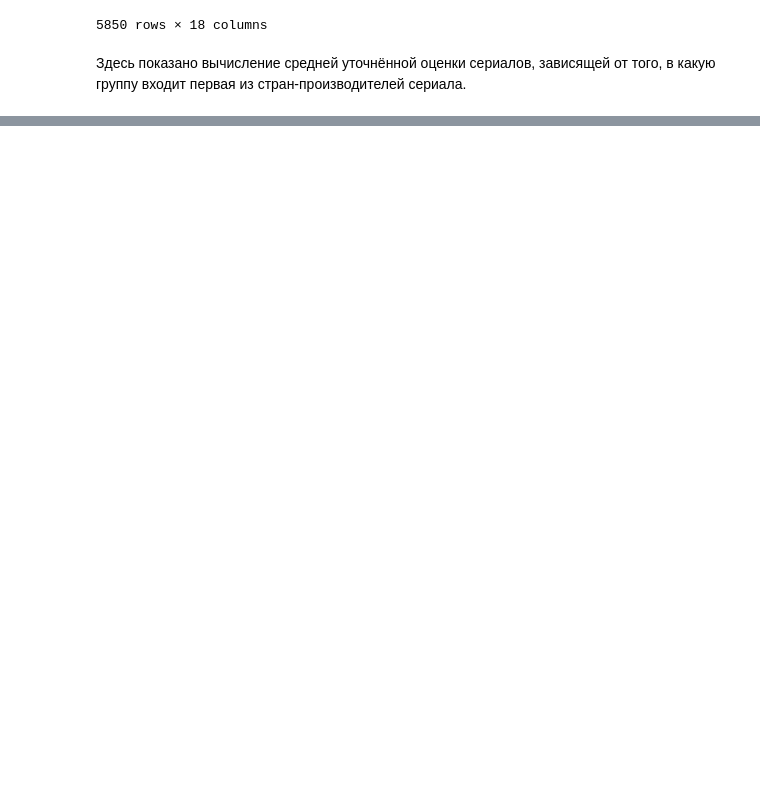
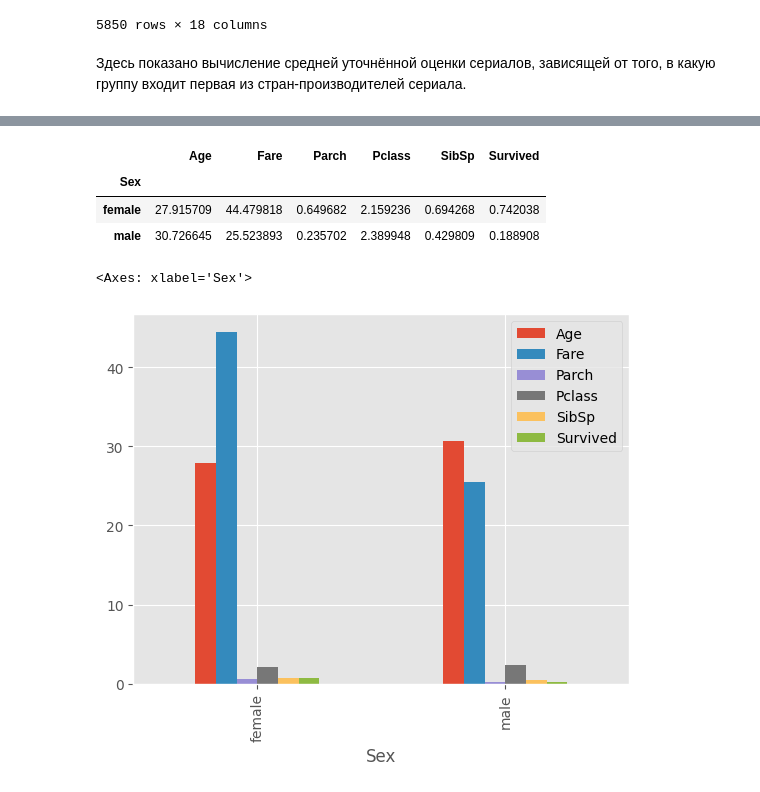
Before and after one commit to 1mmo/data-analysis-handbook, a Jupyter notebook: handbook/Working with data/Pandas.ipynb, the cells around one changed output, grey strips where cells are left out. Saved outputs shown, nothing was run; the diff lists cells and outputs as text; code cells hidden in the pictures; blank space fills up the shorter version.

Commit message:
add pivot_table section and titanic dataset

```diff
--- a/handbook/Working with data/Pandas.ipynb
+++ b/handbook/Working with data/Pandas.ipynb
@@ -1849,0 +1851,9 @@ def get_adjusted_score(df_):
+# %%
+import pandas as pd
+import numpy as np
+import matplotlib.pyplot as plt
+
+plt.style.use('ggplot')
+# %%
+df = pd.read_csv('data/titanic/train.csv')
+df.head()
@@ -1849,0 +1867,15 @@ def get_adjusted_score(df_):
+# %%
+df_numeric = df.drop(['PassengerId', 'Ticket', 'Name', 'Cabin', 'Embarked'], axis=1)
+# %%
+grouped = pd.pivot_table(data=df_numeric, index=['Sex'])
+grouped
+# %% [output]
+|  | Age | Fare | Parch | Pclass | SibSp | Survived |
+| Sex |  |  |  |  |  |  |
+| female | 27.915709 | 44.479818 | 0.649682 | 2.159236 | 0.694268 | 0.742038 |
+| male | 30.726645 | 25.523893 | 0.235702 | 2.389948 | 0.429809 | 0.188908 |
+# %%
+grouped.plot(kind='bar')
+# %% [output]
+<Axes: xlabel='Sex'>
+[figure, added]
```
Also changed, not shown: parts of 8 cells of this notebook, 3 other files.
